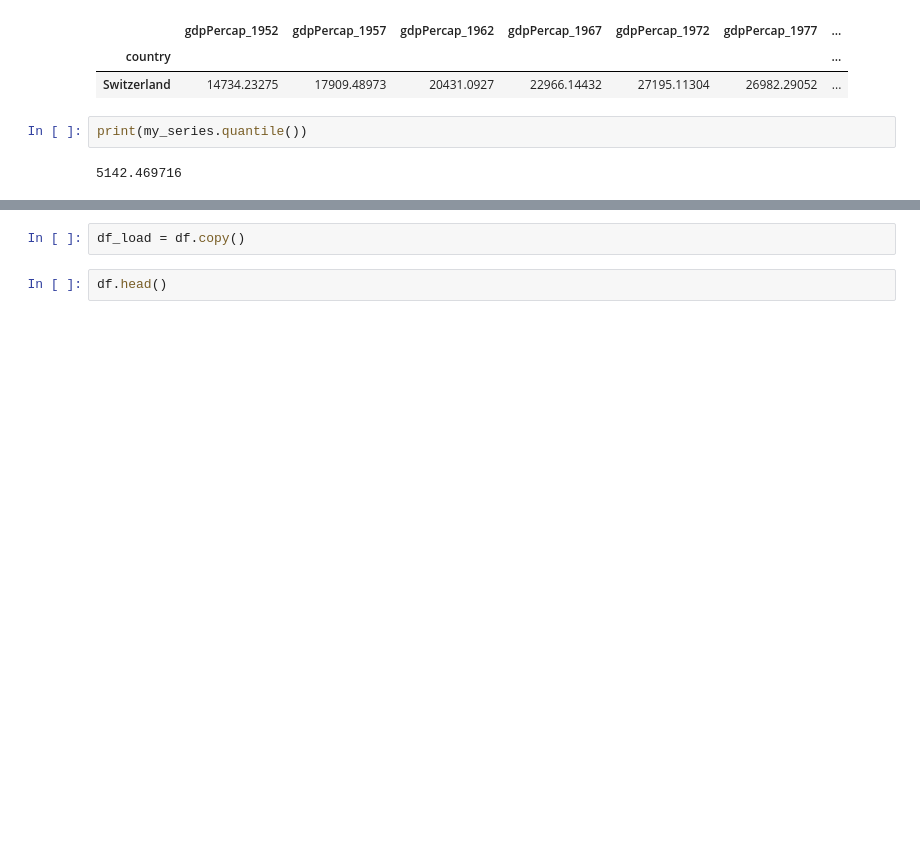
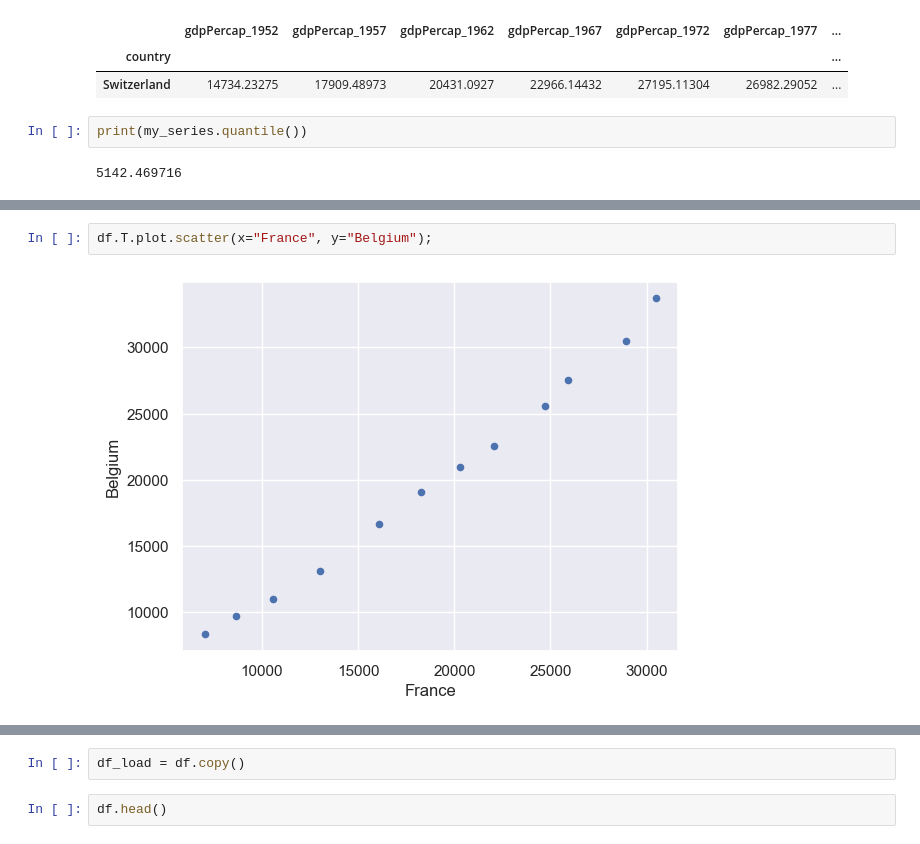
Before and after one commit to sylvaincom/pyds_lectures, a Jupyter notebook: cs_exed/ms_ia_confiance/2024_2025/lectures/2024_09_25.ipynb, the cells around one changed output, grey strips where cells are left out. Cells and saved outputs as stored; diff of their text form; blank space fills up the shorter version.

```diff
--- a/cs_exed/ms_ia_confiance/2024_2025/lectures/2024_09_25.ipynb
+++ b/cs_exed/ms_ia_confiance/2024_2025/lectures/2024_09_25.ipynb
@@ -425,0 +663,4 @@ df[["gdpPercap_1957", "gdpPercap_1962"]]
+# %%
+df.T.plot.scatter(x="France", y="Belgium");
+# %% [output]
+[figure, added]
```
Also changed, not shown: parts of 88 cells of this notebook, 1 other file.
